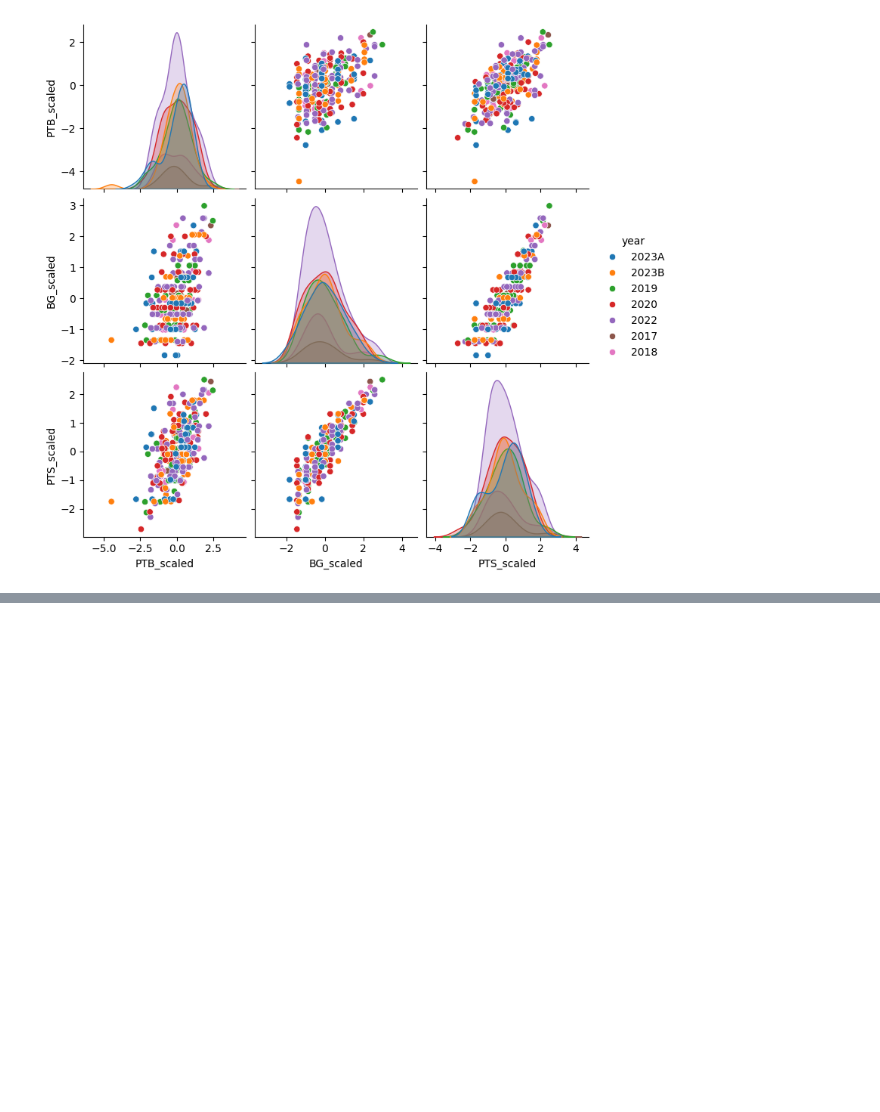
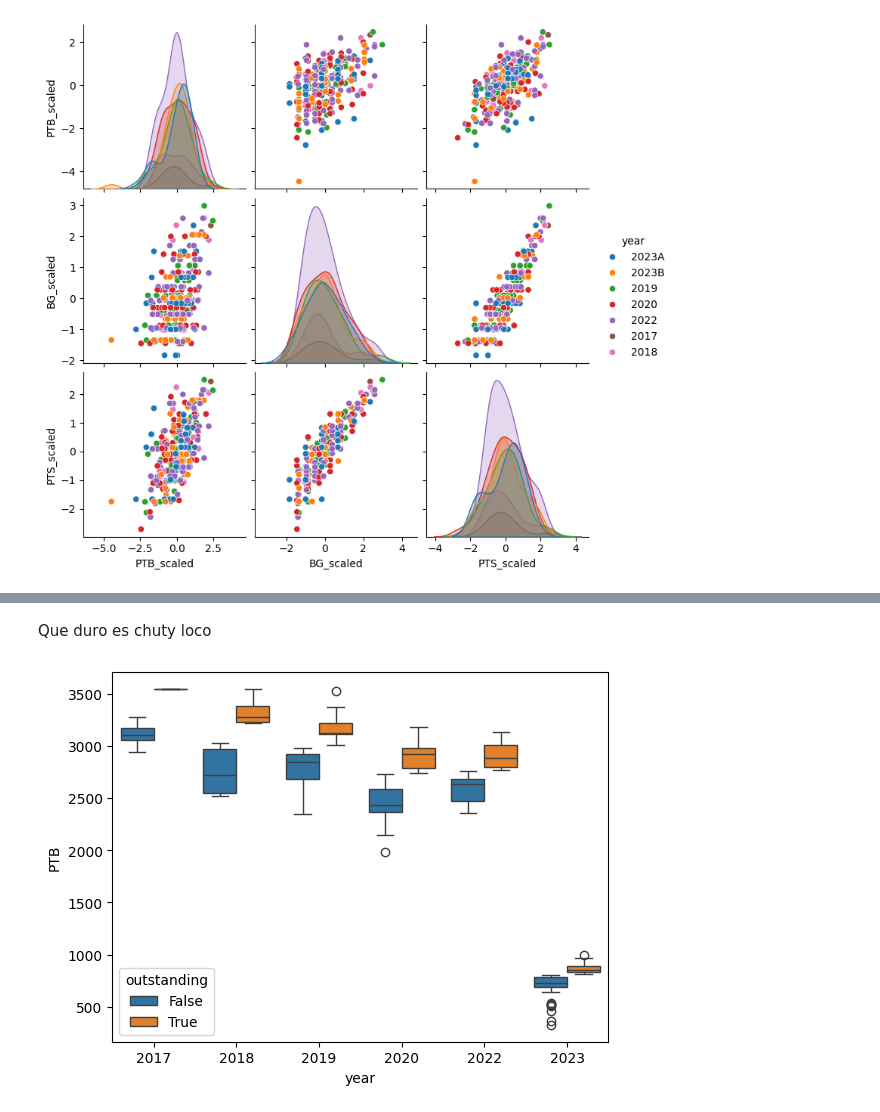
Before and after one commit to Void-CA/FMS, a Jupyter notebook: notebooks/eda.ipynb, the cells around one changed output, grey strips where cells are left out. Drawn from its saved outputs; the diff is of its cells as text; code cells hidden in the pictures; blank space fills up the shorter version.

```diff
--- a/notebooks/eda.ipynb
+++ b/notebooks/eda.ipynb
@@ -226,0 +234,16 @@ Intervalo de confianza para 2023: (np.float64(776.2489736392898), np.float64(777
+# %% [markdown]
+Que duro es chuty loco
+# %%
+fixed_fms = fms.copy()
+fixed_fms["year"] = fixed_fms["year"].replace({"2023A": "2023", "2023B": "2023"})
+
+for year in fixed_fms["year"].unique():
+    fixed_fms.loc[fixed_fms["year"] == year, "upper"] = cis[year][1]
+    fixed_fms.loc[fixed_fms["year"] == year, "lower"] = cis[year][0]
+
+fixed_fms["outstanding"] = (fixed_fms["PTB"] > fixed_fms["upper"])
+fixed_fms = fixed_fms.sort_values("year")
+sns.boxplot(data=fixed_fms, x="year", y="PTB", hue="outstanding")
+plt.show()
+# %% [output]
+[figure, added]
```
Also changed, not shown: parts of 8 cells of this notebook, 32 other files.
